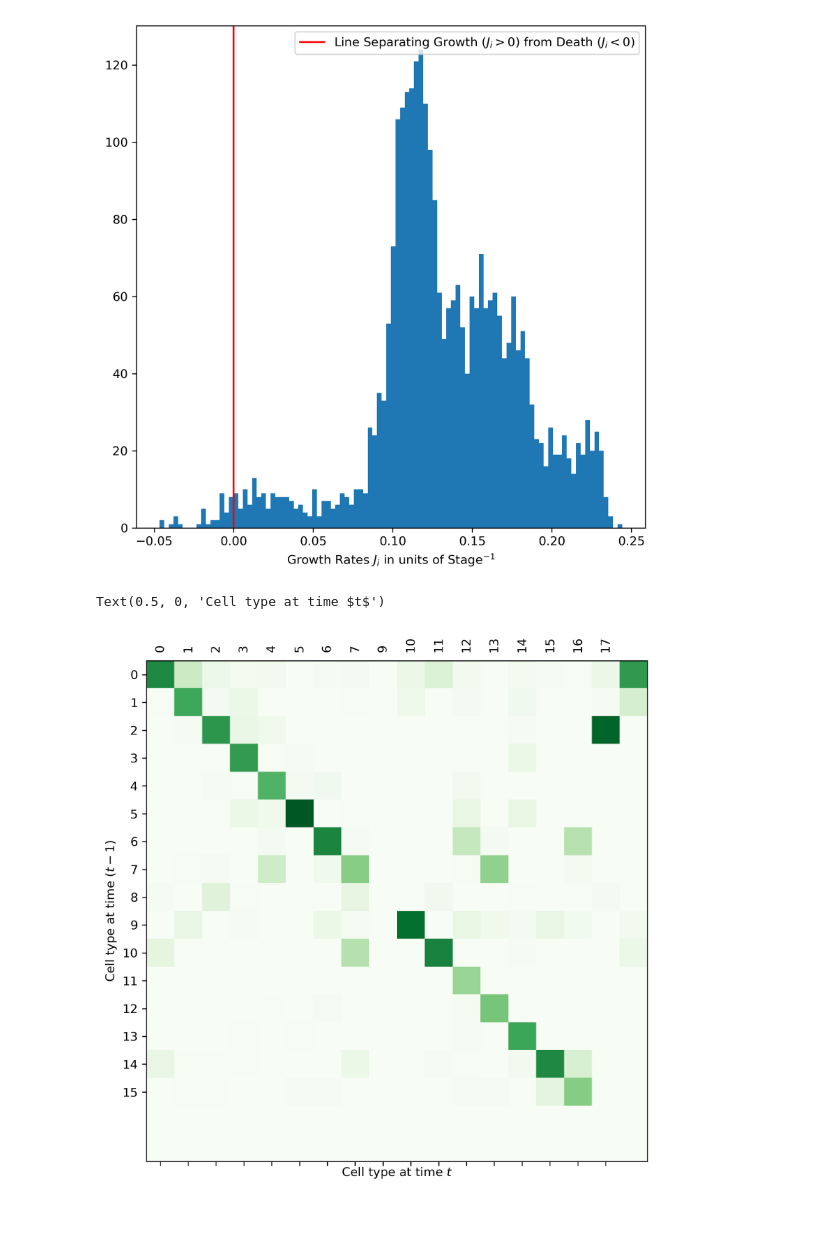
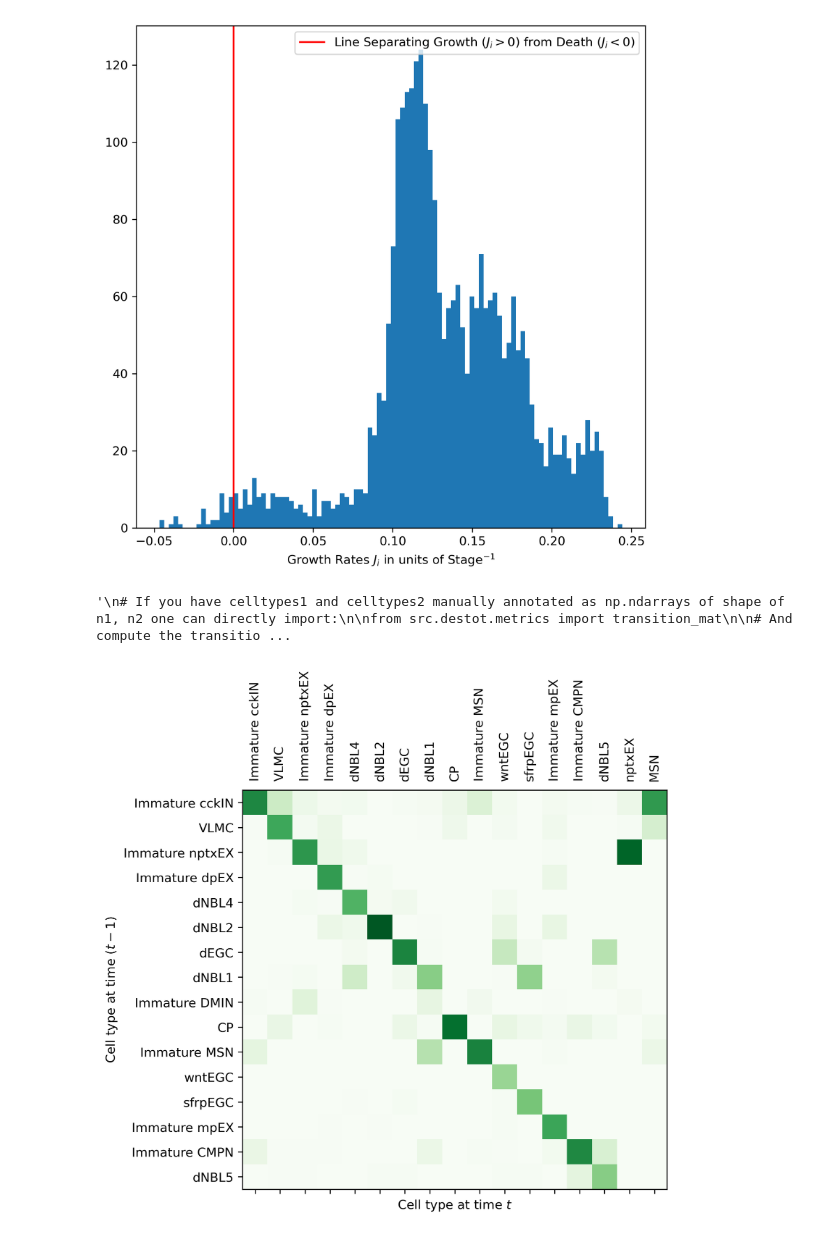
Before and after one commit to raphael-group/DeST_OT, a Jupyter notebook: tutorial.ipynb, the cells around one changed output. Cells and saved outputs as stored; diff of their text form; code cells hidden in the pictures.

```diff
--- a/tutorial.ipynb
+++ b/tutorial.ipynb
@@ -145,27 +122,27 @@ plt.show()
 # %% [output]
 [figure]
 # %%
-from src.destot.metrics import transition_mat
+from src.destot.plotting import get_transition
 import pandas as pd
 
-annotation_key = 'Annotation'
-l1, l2 = slice_54.obs[annotation_key].tolist(), slice_57.obs[annotation_key].tolist()
-l_merged = l1 + l2
-categorical_labels, celltypes = pd.factorize(l_merged)
-celltypes1 = categorical_labels[:len(l1)]
-celltypes2 = categorical_labels[len(l1):]
+"""
+Yield transition matrix T, and labelsX + labelsY for time 1 + time2 cell-type labels
+                                    ordered with the rows and columns of T.
+"""
+
+T, labelX, labelY = get_transition(Pi, slice_54, slice_57,
+                                   annotation_key = 'Annotation',
+                                   plotting=True)
+
+"""
+# If you have celltypes1 and celltypes2 manually annotated as np.ndarrays of shape of n1, n2 one can directly import:
+
+from src.destot.metrics import transition_mat
+
+# And compute the transition directly from the cell-type:
+
 T = transition_mat(Pi, celltypes1, celltypes2)
-
-plt.rcParams['figure.dpi'] = 300
-fig, ax = plt.subplots(1,1)
-img = ax.imshow(T, vmin=0, vmax=1, cmap='Greens')
-ax.set_xticks(range(len(np.unique(celltypes2))))
-ax.set_yticks(range(len(np.unique(celltypes1))))
-ax.set_yticklabels(np.unique(celltypes1))
-ax.set_xticklabels(np.unique(celltypes2), rotation=90)
-ax.tick_params(labelbottom=False,labeltop=True)
-ax.set_ylabel(r"Cell type at time $(t-1)$")
-ax.set_xlabel(r"Cell type at time $t$")
+"""
 # %% [output]
-Text(0.5, 0, 'Cell type at time $t$')
+'\n# If you have celltypes1 and celltypes2 manually annotated as np.ndarrays of shape of n1, n2 one can directly import:\n\nfrom src.destot.metrics import transition_mat\n\n# And compute the transitio ...
-[figure, old version]
+[figure, new version]
```
Also changed, not shown: parts of 4 cells of this notebook, 2 other files.
